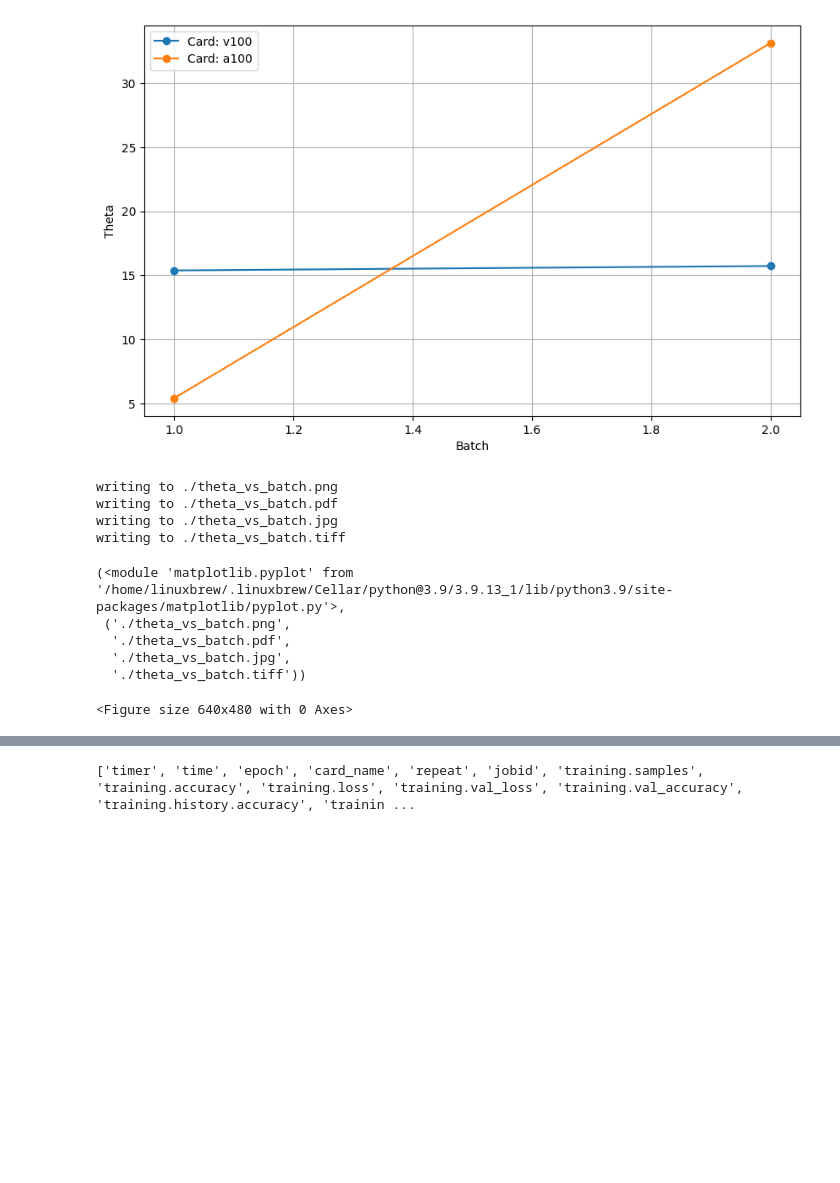
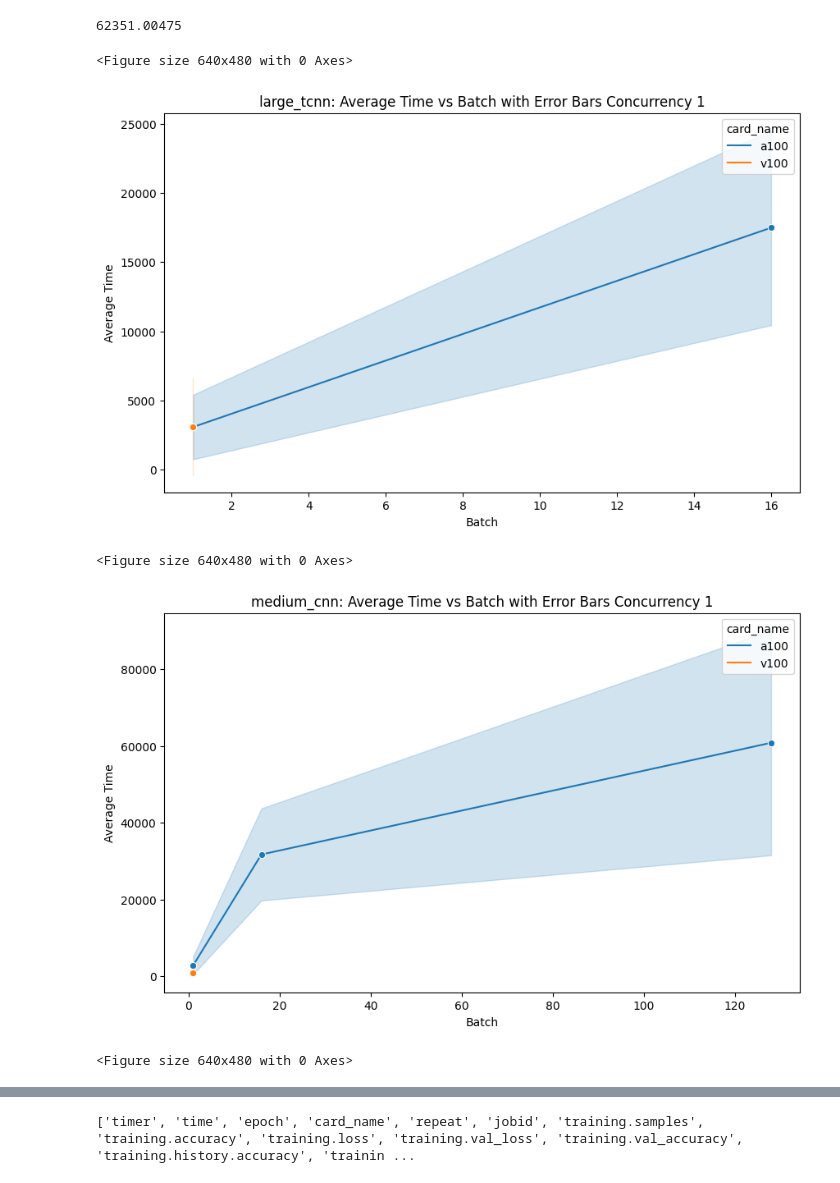
Before and after one commit to laszewsk/deprecated-osmi, a Jupyter notebook: target/rivanna/analysis/analysis-simple.ipynb, the cells around one changed output, grey strips where cells are left out. Cells and saved outputs as stored; diff of their text form; code cells hidden in the pictures; blank space fills up the shorter version.

Commit message:
analysis with results averaged

```diff
--- a/target/rivanna/analysis/analysis-simple.ipynb
+++ b/target/rivanna/analysis/analysis-simple.ipynb
@@ -94 +201,5 @@ dataframe
+# %%
+dataframe[dataframe['model']=='large_tcnn']['time'].mean()
+# %% [output]
+62351.00475
 # %%
@@ -99,28 +210,31 @@ def SAVEFIG(fig, filename, path='.', formats=('png', 'pdf', "jpg", "tiff")):
         print (f"writing to {path}/{filename}.{my_format}")
     return fig, tuple(f'{path}/{filename}.{fmt}' for fmt in formats)
 # %%
-plt.figure(figsize=(10,6))
+# for c,df in dataframe.groupby('concurrency'):
+#     for card, subset in df.groupby('card_name'):
+#         plt.figure(figsize=(10,6))
+#         plt.plot(subset['batch'], subset['throughput'], marker='o', label=f'Card: {card}')
 
-for card in dataframe['card_name'].unique():
-    subset = dataframe[dataframe['card_name'] == card]
-    plt.plot(subset['batch'], subset['theta'], marker='o', label=f'Card: {card}')
+#     plt.xlabel('Batch')
+#     plt.ylabel('Throughput (inf/s)')
+#     plt.legend()
+#     plt.grid(True)
+#     plt.show()
 
-plt.xlabel('Batch')
-plt.ylabel('Theta')
-plt.legend()
-plt.grid(True)
-plt.show()
-
-SAVEFIG(plt, "theta_vs_batch")
+#     SAVEFIG(plt, "throughput_vs_batch")
-# %% [output]
-[figure, removed]
-writing to ./theta_vs_batch.png
-writing to ./theta_vs_batch.pdf
-writing to ./theta_vs_batch.jpg
-writing to ./theta_vs_batch.tiff
-(<module 'matplotlib.pyplot' from '/home/linuxbrew/.linuxbrew/Cellar/python@3.9/3.9.13_1/lib/python3.9/site-packages/matplotlib/pyplot.py'>,
- ('./theta_vs_batch.png',
-  './theta_vs_batch.pdf',
-  './theta_vs_batch.jpg',
-  './theta_vs_batch.tiff'))
-<Figure size 640x480 with 0 Axes>
+# %%
+for model,model_df in dataframe.groupby('model'):
+    for c,df in model_df.groupby('concurrency'):
+        plt.clf()
+        plt.figure(figsize=(10,6))
+        sns.lineplot(data=df, x='batch', y='time', errorbar='sd', hue='card_name', marker='o')
+        plt.title(model+': Average Time vs Batch with Error Bars Concurrency ' + str(c))
+        plt.xlabel('Batch')
+        plt.ylabel('Average Time')
+        plt.show()
+# %% [output]
+<Figure size 640x480 with 0 Axes>
+[figure, added]
+<Figure size 640x480 with 0 Axes>
+[figure, added]
+<Figure size 640x480 with 0 Axes>
```
Also changed, not shown: parts of 12 cells of this notebook, 2 other files.
